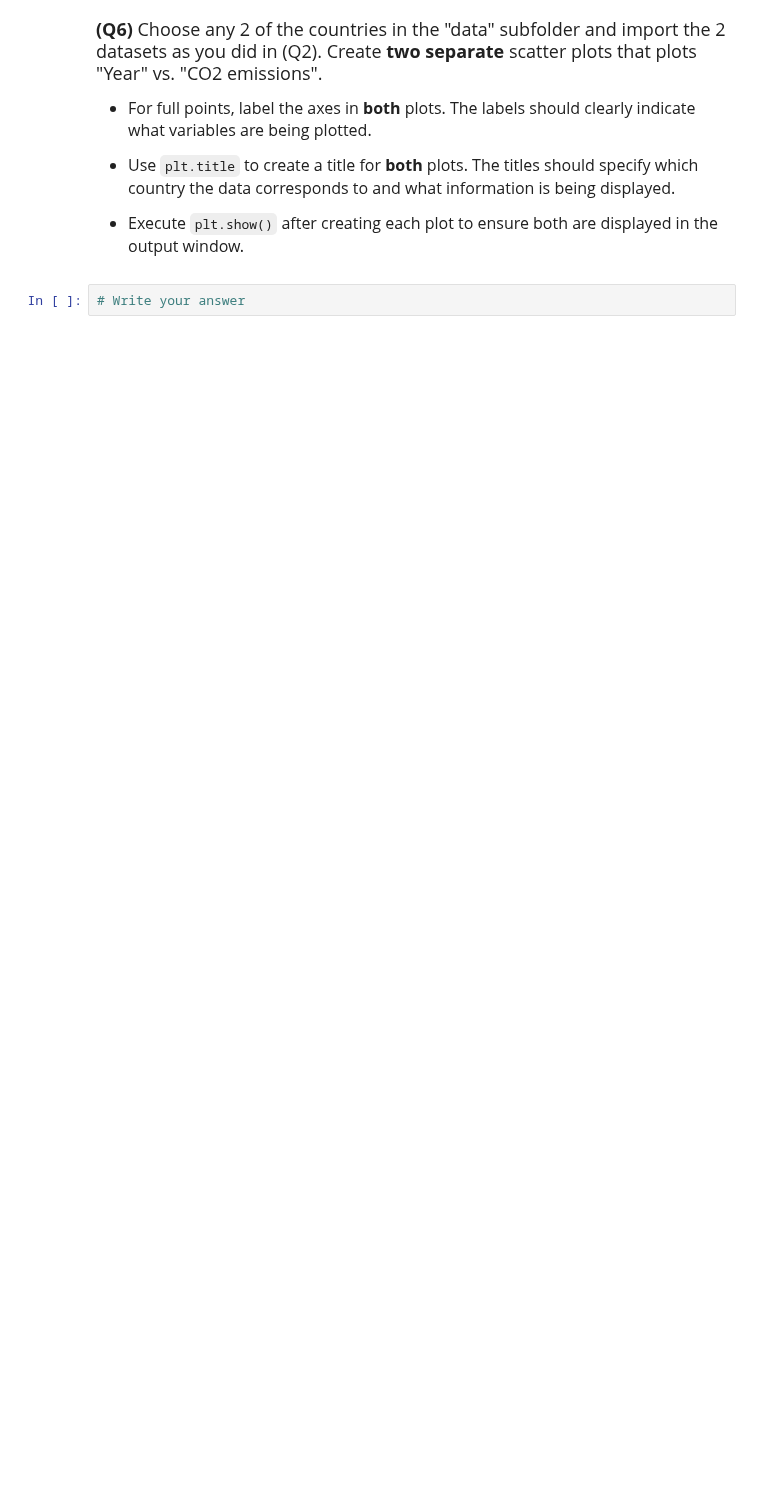
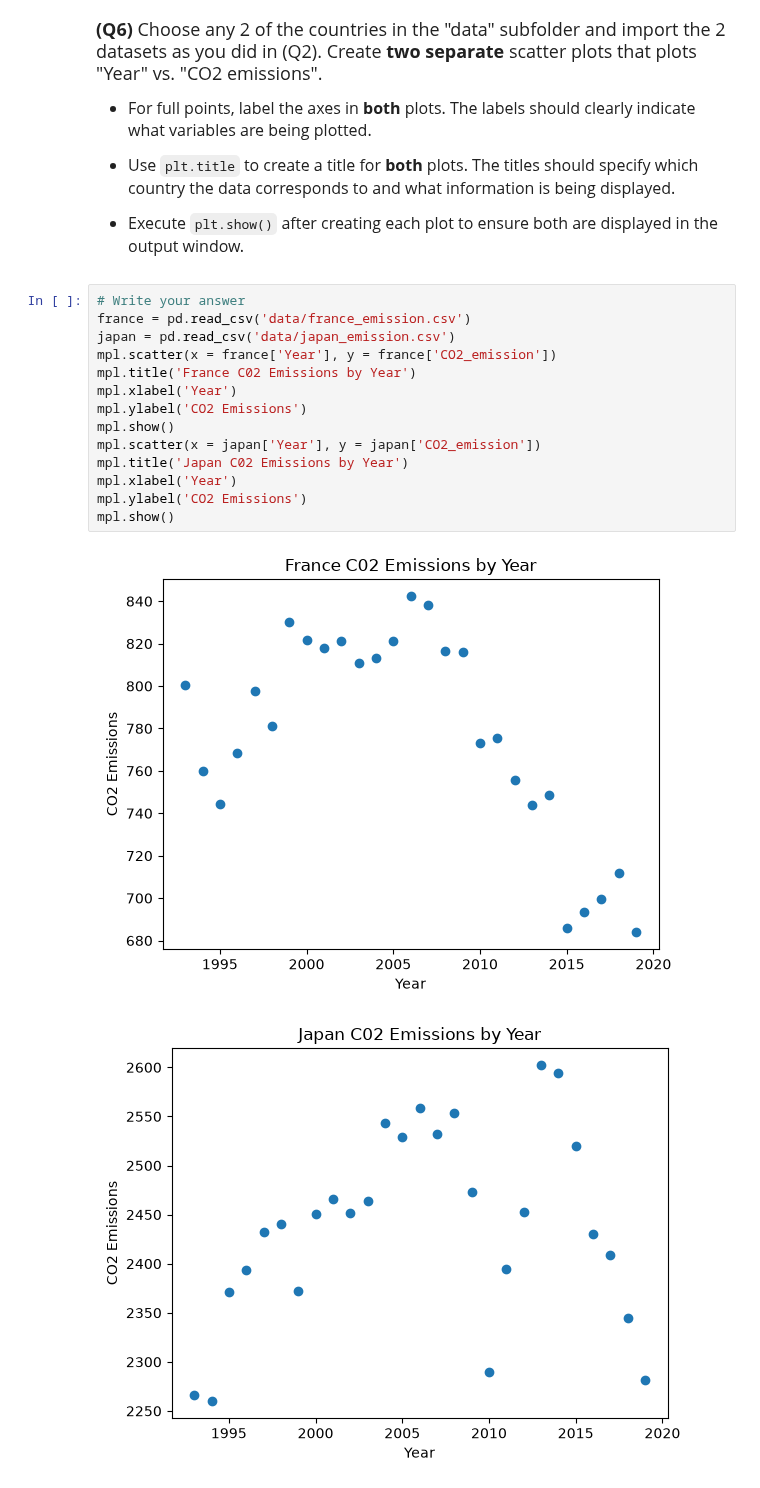
Before and after one commit to milan-towfiq/datasci185fall2026, a Jupyter notebook: _assignments/assignment_2/Assignment2.ipynb, the cells around one changed output. Drawn from its saved outputs; the diff is of its cells as text; blank space fills up the shorter version.

```diff
--- a/_assignments/assignment_2/Assignment2.ipynb
+++ b/_assignments/assignment_2/Assignment2.ipynb
@@ -114,5 +147,20 @@ us_emissions["CO2_emission"].describe()
 - Use `plt.title` to create a title for **both** plots. The titles should specify which country the data corresponds to and what information is being displayed.
 
 - Execute `plt.show()` after creating each plot to ensure both are displayed in the output window.
-# %%
-# Write your answer
+# %%
+# Write your answer
+france = pd.read_csv('data/france_emission.csv')
+japan = pd.read_csv('data/japan_emission.csv')
+mpl.scatter(x = france['Year'], y = france['CO2_emission'])
+mpl.title('France C02 Emissions by Year')
+mpl.xlabel('Year')
+mpl.ylabel('CO2 Emissions')
+mpl.show()
+mpl.scatter(x = japan['Year'], y = japan['CO2_emission'])
+mpl.title('Japan C02 Emissions by Year')
+mpl.xlabel('Year')
+mpl.ylabel('CO2 Emissions')
+mpl.show()
+# %% [output]
+[figure, added]
+[figure, added]
```
Also changed, not shown: parts of 7 cells of this notebook.
